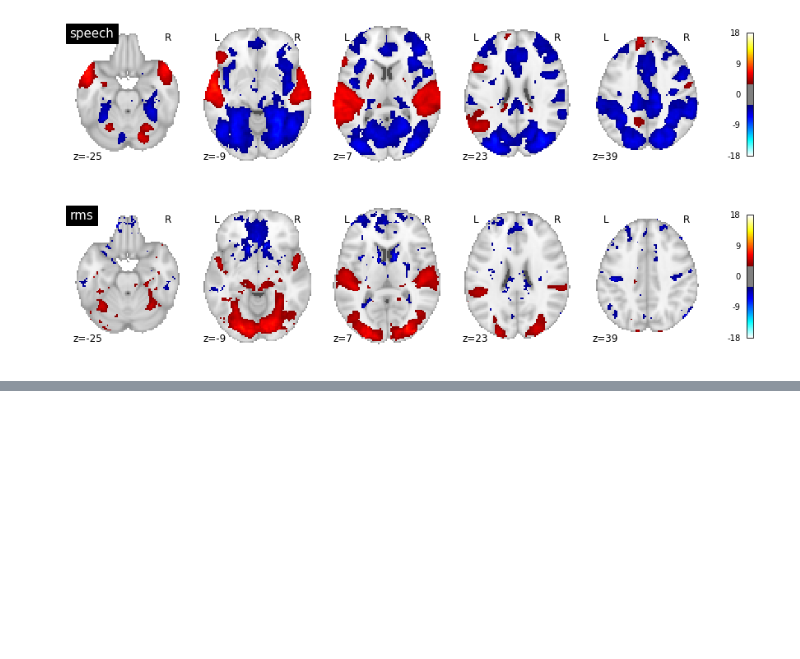
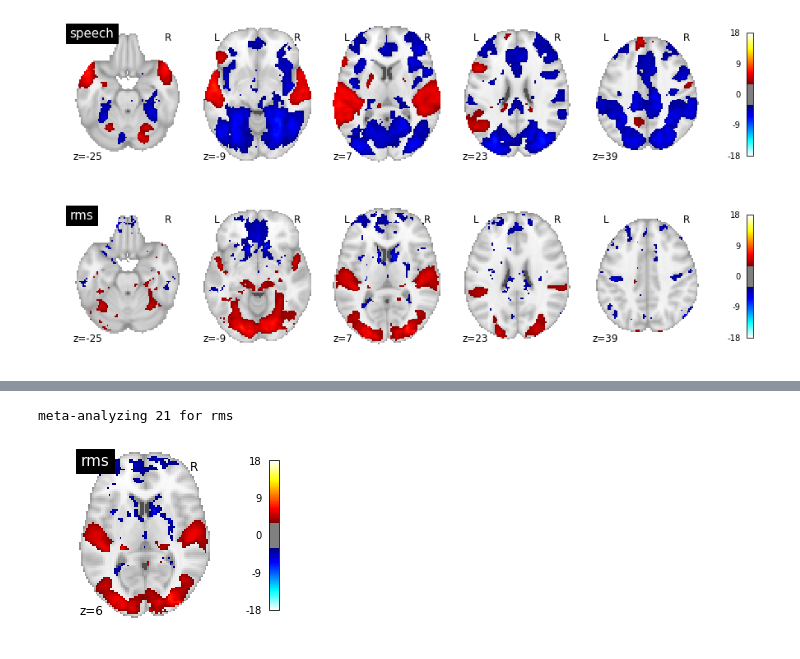
Before and after one commit to rbroc/neuroscout-paper, a Jupyter notebook: meta/01 - basic features.ipynb, the cells around one changed output, grey strips where cells are left out. Cells and saved outputs as stored; diff of their text form; code cells hidden in the pictures; blank space fills up the shorter version.

```diff
--- a/meta/01 - basic features.ipynb
+++ b/meta/01 - basic features.ipynb
@@ -143,3 +108,11 @@ WARNING:nimare.base:Masking out 7754 additional voxels. The updated masker is av
 meta-analyzing 21 for rms
 [figure]
 [figure]
+# %%
+auditory = ['rms']
+rms_img = analyze_collection(
+    single_predictors['rms'],
+    collection_kwargs={'estimator': 'afni'},
+    plot_kwargs=dict(vmax=18, cut_coords=[6], threshold=3.29)
+)[0]
+# %% [output]
@@ -145,0 +121,2 @@ meta-analyzing 21 for rms
+meta-analyzing 21 for rms
+[figure, added]
```
Also changed, not shown: parts of 15 cells of this notebook, 6 other files.
